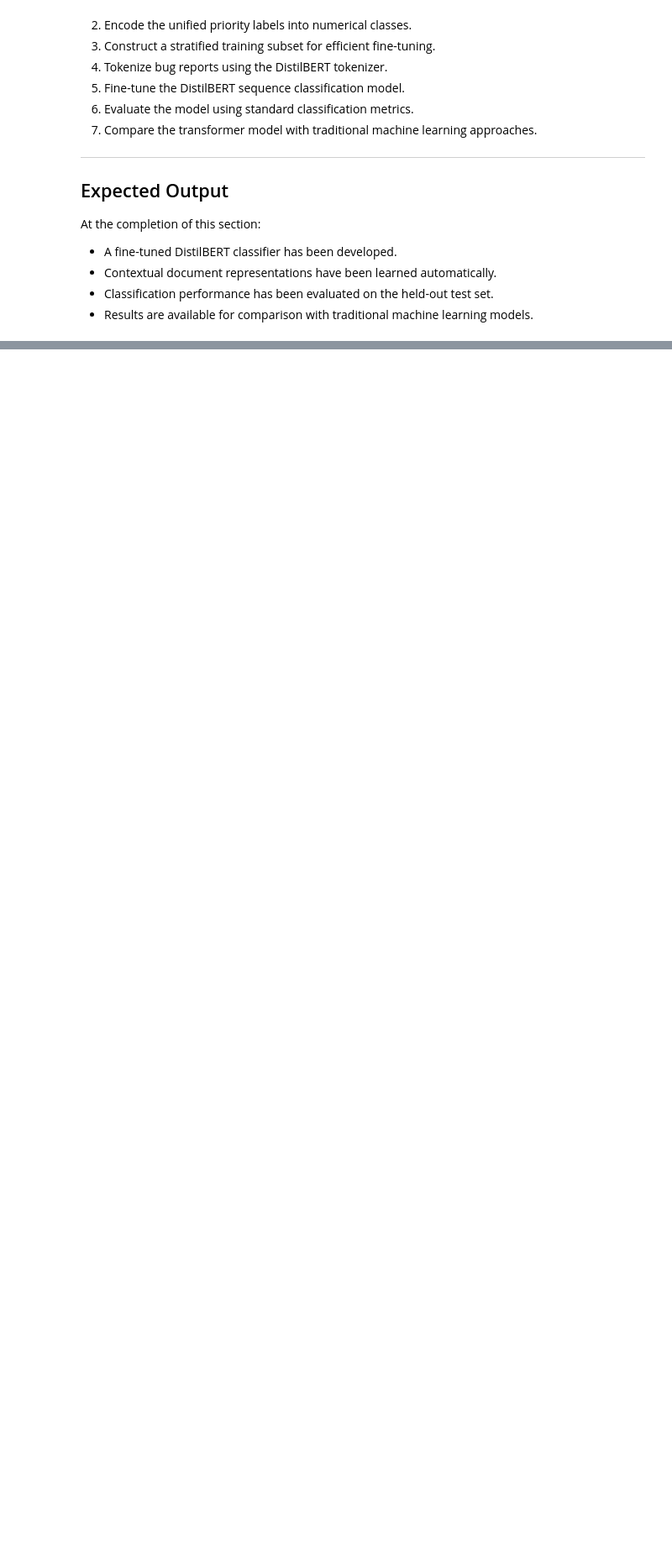
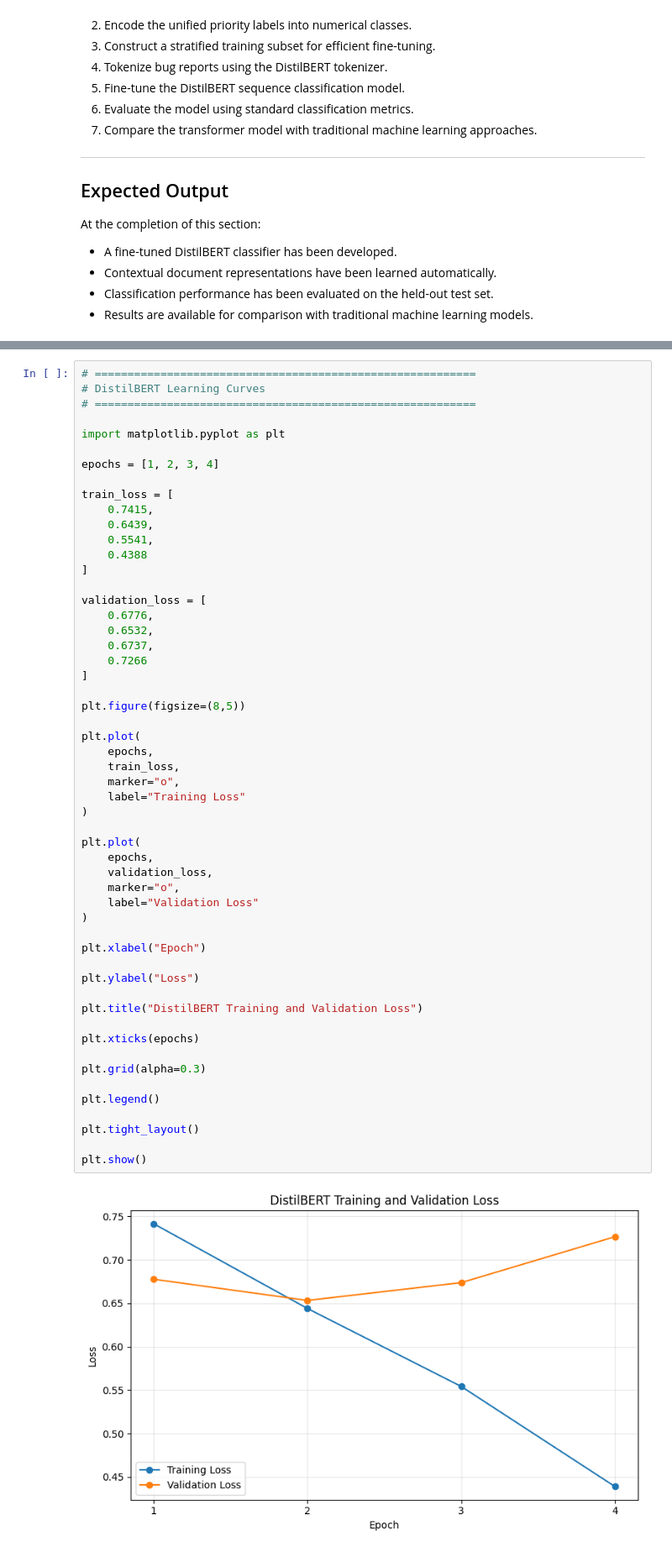
Before and after one commit to SamikshKodgire/AAI-590_CapstoneProject_BugTriaging, a Jupyter notebook: AAI590_CApstoneProject.ipynb, the cells around one changed output, grey strips where cells are left out. Shown at 84% size. Cells and saved outputs as stored; diff of their text form; blank space fills up the shorter version.

```diff
--- a/AAI590_CApstoneProject.ipynb
+++ b/AAI590_CApstoneProject.ipynb
@@ -4838,0 +5624,56 @@ At the completion of this section:
+# %%
+# ==========================================================
+# DistilBERT Learning Curves
+# ==========================================================
+
+import matplotlib.pyplot as plt
+
+epochs = [1, 2, 3, 4]
+
+train_loss = [
+    0.7415,
+    0.6439,
+    0.5541,
+    0.4388
+]
+
+validation_loss = [
+    0.6776,
+    0.6532,
+    0.6737,
+    0.7266
+]
+
+plt.figure(figsize=(8,5))
+
+plt.plot(
+    epochs,
+    train_loss,
+    marker="o",
+    label="Training Loss"
+)
+
+plt.plot(
+    epochs,
+    validation_loss,
+    marker="o",
+    label="Validation Loss"
+)
+
+plt.xlabel("Epoch")
+
+plt.ylabel("Loss")
+
+plt.title("DistilBERT Training and Validation Loss")
+
+plt.xticks(epochs)
+
+plt.grid(alpha=0.3)
+
+plt.legend()
+
+plt.tight_layout()
+
+plt.show()
+# %% [output]
+[figure, added]
```
Also changed, not shown: parts of 43 cells of this notebook.
